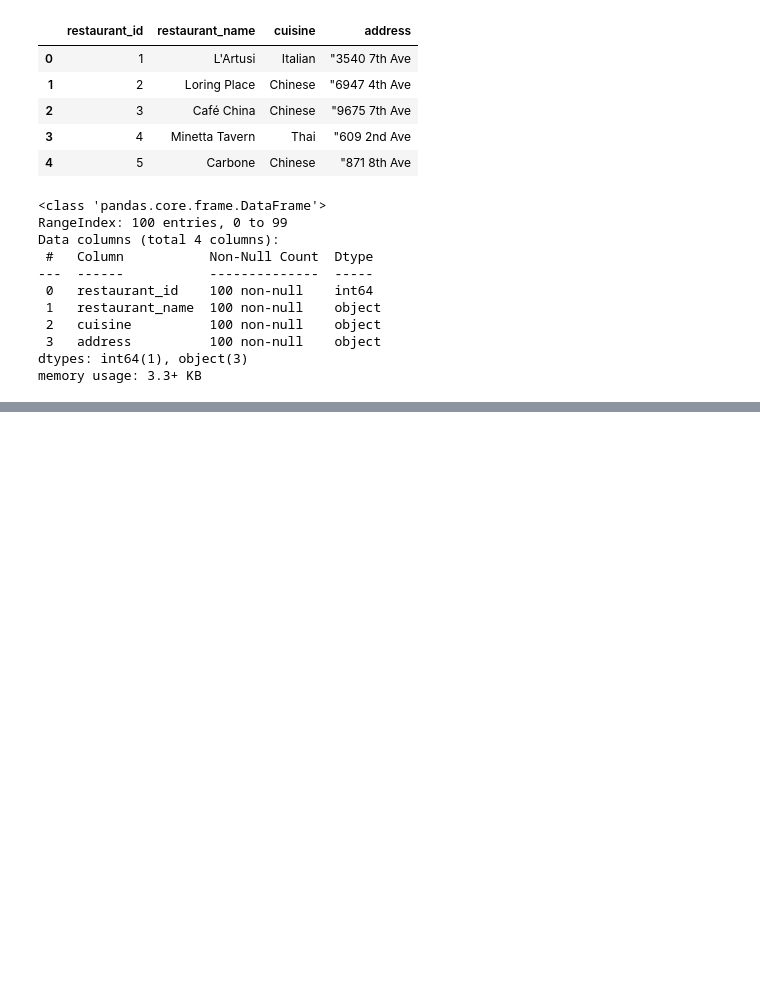
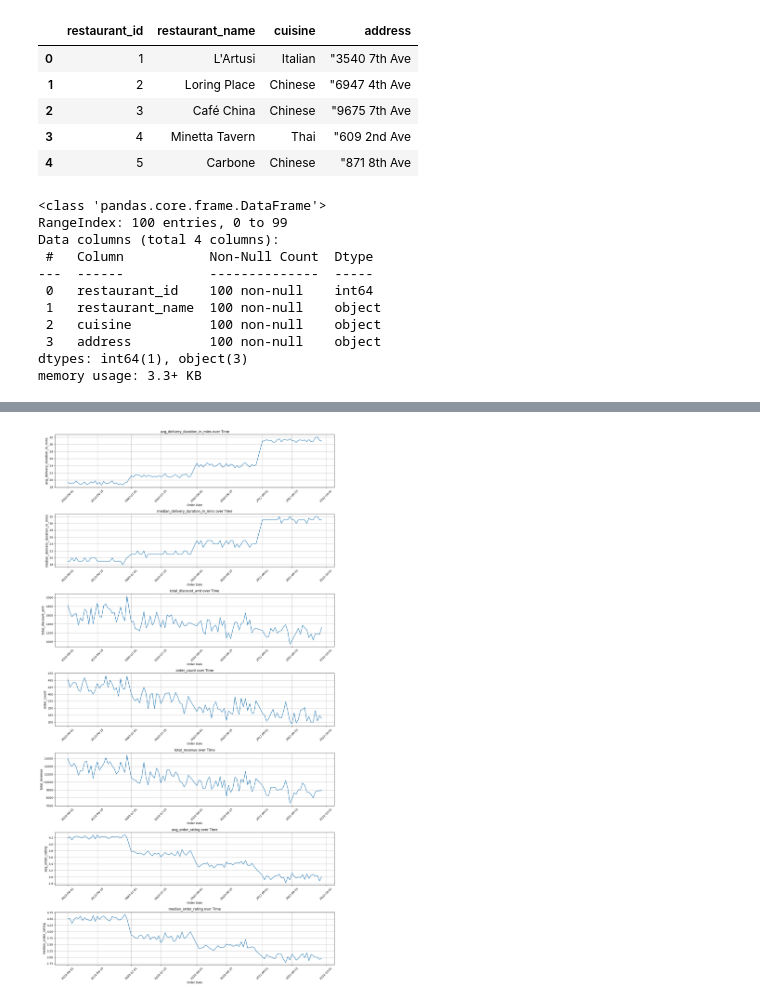
Before and after one commit to mragnostic/foodhunter-data-solutions, a Jupyter notebook: Causality test.ipynb, the cells around one changed output, grey strips where cells are left out. Drawn from its saved outputs; the diff is of its cells as text; code cells hidden in the pictures; blank space fills up the shorter version.

```diff
--- a/Causality test.ipynb
+++ b/Causality test.ipynb
@@ -11,7 +12,7 @@ def mysqlConnector(table, database = "foodhunter"):
     try:
         connection = mysql.connector.connect(host = "localhost", user = "root", password = "root")
         cur = connection.cursor()
-        cur.execute(f"SELECT * FROM foodhunter.{table}")
+        cur.execute(f"SELECT * FROM {database}.{table}")
         data = cur.fetchall()
         columns = [meta[0] for meta in cur.description]
     except Exception as e:
@@ -84,3 +85,5 @@ dtypes: datetime64[ns](1), float64(4), int64(4), object(2), timedelta64[ns](2)
 memory usage: 4.3+ MB
 # %%
 orders['delivered_date'] = pd.to_datetime(orders.delivered_date, format = '%Y-%m-%d')
+orders['delivery_duration_in_mins'] = pd.to_timedelta((orders.delivered_time - orders.order_time)).dt.total_seconds() / 60
+orders[:3]
@@ -246,0 +267,3 @@ memory usage: 3.3+ KB
+# %%
+orders_derived = orders.groupby(by = ['order_date']).agg(avg_delivery_duration_in_mins = ('delivery_duration_in_mins', 'mean'), median_delivery_duration_in_mins = ('delivery_duration_in_mins', 'median'), total_discount_amt = ('discount', 'sum'), order_count = ('order_id', 'count'), total_revenue = ('final_price', 'sum'), avg_order_rating = ('order_rating', 'mean'), median_order_rating = ('order_rating', 'median')).reset_index()
+orders_derived[:3]
@@ -246,0 +275,14 @@ memory usage: 3.3+ KB
+# %%
+fig, axes = plt.subplots(7, 1, figsize = (15, 28))
+axes = axes.flatten()
+for i, column in enumerate(orders_derived.columns[1:8]):
+    axes[i].plot(orders_derived.order_date, orders_derived[column])
+    axes[i].set_title(f"{column} over Time", fontsize=12)
+    axes[i].set_xlabel("Order Date", fontsize=10)
+    axes[i].set_ylabel(column, fontsize=11)
+    axes[i].grid(True)
+    axes[i].tick_params(axis='x', rotation=45)
+plt.tight_layout()
+plt.show()
+# %% [output]
+[figure, added]
```
Also changed, not shown: parts of 11 cells of this notebook, 3 other files.
